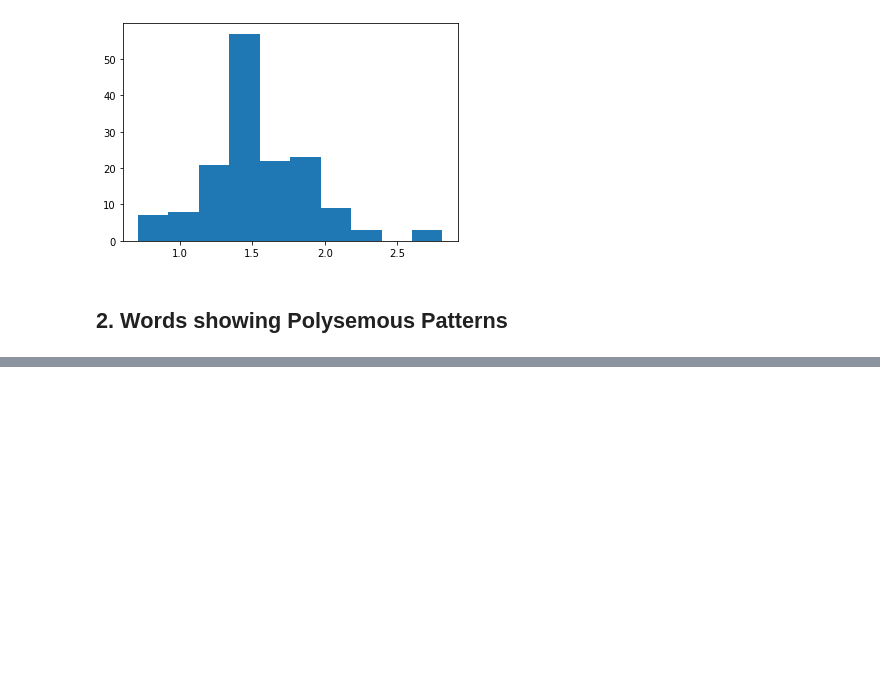
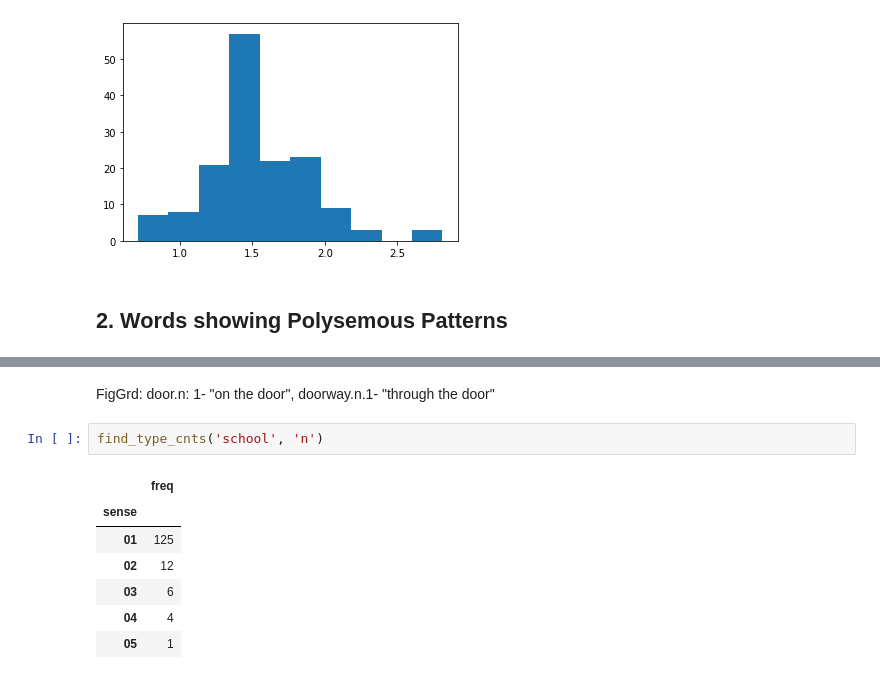
Before and after one commit to sathvikn/bert-wordsense, a Jupyter notebook: codebase/notebooks/choose_words.ipynb, the cells around one changed output, grey strips where cells are left out. Drawn from its saved outputs; the diff is of its cells as text; blank space fills up the shorter version.

```diff
--- a/codebase/notebooks/choose_words.ipynb
+++ b/codebase/notebooks/choose_words.ipynb
@@ -163,0 +247,12 @@ plt.hist(df['entropy'])
+# %% [markdown]
+FigGrd: door.n: 1- "on the door", doorway.n.1- "through the door"
+# %%
+find_type_cnts('school', 'n')
+# %% [output]
+|  | freq |
+| sense |  |
+| 01 | 125 |
+| 02 | 12 |
+| 03 | 6 |
+| 04 | 4 |
+| 05 | 1 |
```
Also changed, not shown: parts of 22 cells of this notebook.
